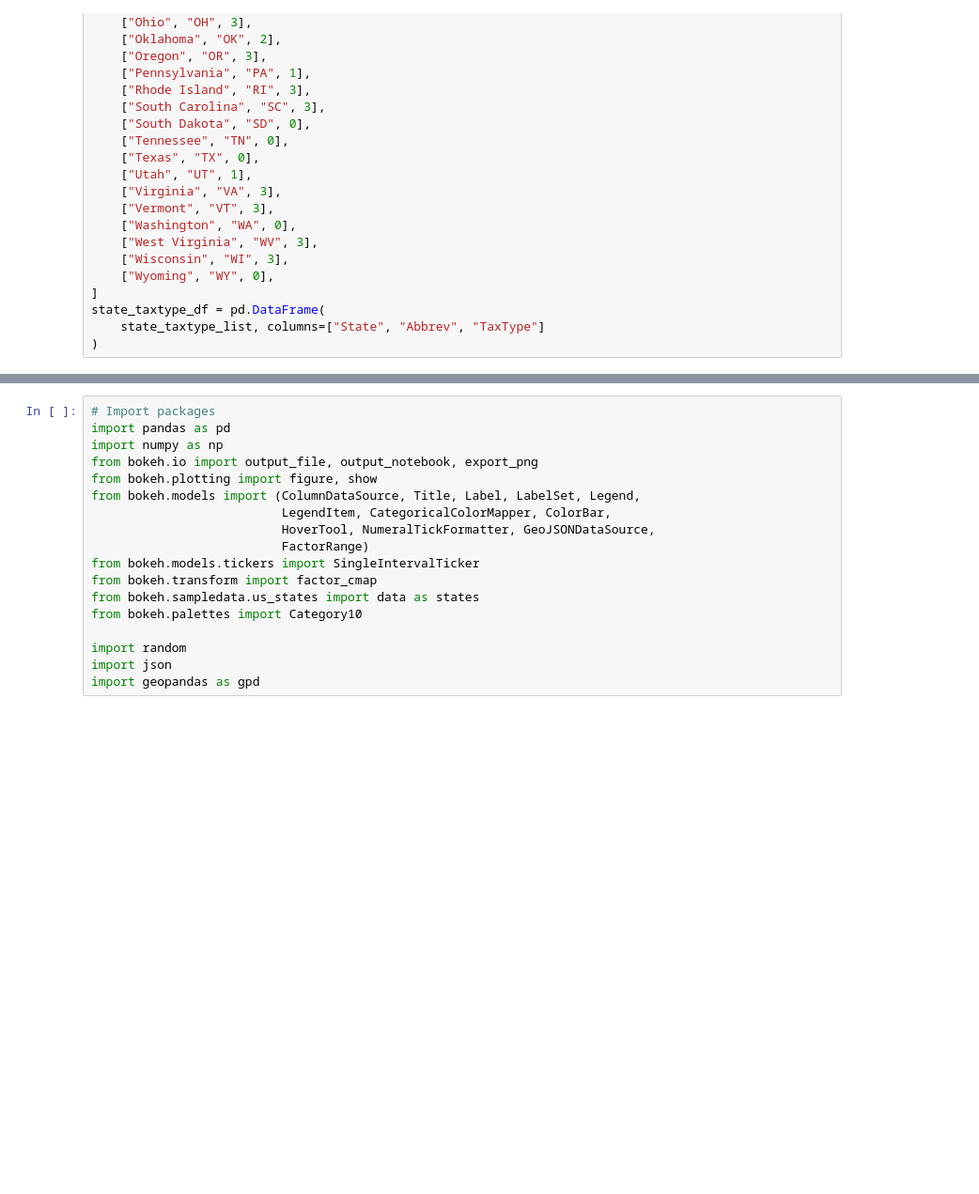
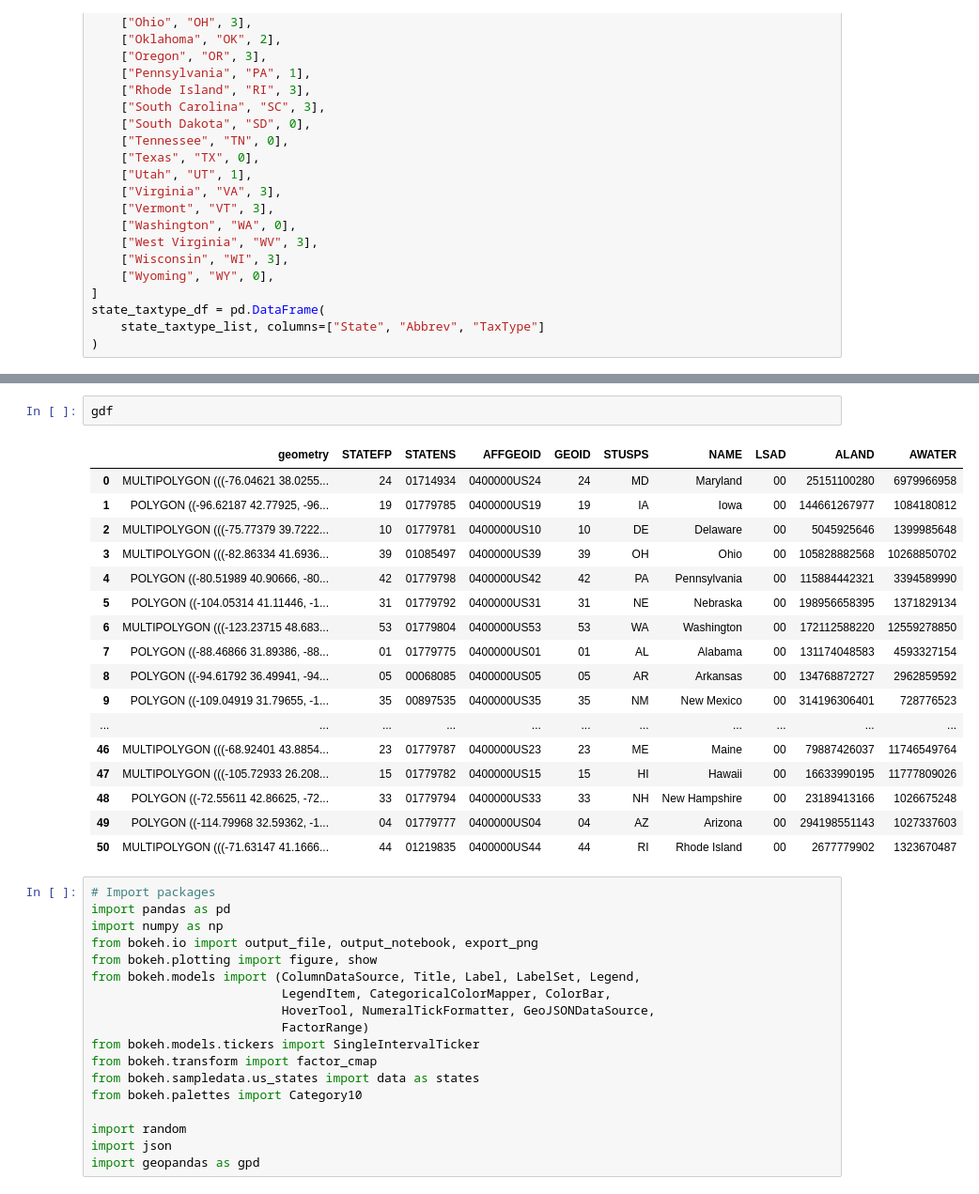
Before and after one commit to taxpat/geotax, a Jupyter notebook: first_map.ipynb, the cells around one changed output, grey strips where cells are left out. Shown: that part at 94% size. Cells and saved outputs as stored; diff of their text form; blank space fills up the shorter version.

```diff
--- a/first_map.ipynb
+++ b/first_map.ipynb
@@ -81,3 +298,23 @@ plt.show()
+# %%
+gdf
+# %% [output]
+|  | geometry | STATEFP | STATENS | AFFGEOID | GEOID | STUSPS | NAME | LSAD | ALAND | AWATER |
+| 0 | MULTIPOLYGON (((-76.04621 38.0255... | 24 | 01714934 | 0400000US24 | 24 | MD | Maryland | 00 | 25151100280 | 6979966958 |
+| 1 | POLYGON ((-96.62187 42.77925, -96... | 19 | 01779785 | 0400000US19 | 19 | IA | Iowa | 00 | 144661267977 | 1084180812 |
+| 2 | MULTIPOLYGON (((-75.77379 39.7222... | 10 | 01779781 | 0400000US10 | 10 | DE | Delaware | 00 | 5045925646 | 1399985648 |
+| 3 | MULTIPOLYGON (((-82.86334 41.6936... | 39 | 01085497 | 0400000US39 | 39 | OH | Ohio | 00 | 105828882568 | 10268850702 |
+| 4 | POLYGON ((-80.51989 40.90666, -80... | 42 | 01779798 | 0400000US42 | 42 | PA | Pennsylvania | 00 | 115884442321 | 3394589990 |
+| 5 | POLYGON ((-104.05314 41.11446, -1... | 31 | 01779792 | 0400000US31 | 31 | NE | Nebraska | 00 | 198956658395 | 1371829134 |
+| 6 | MULTIPOLYGON (((-123.23715 48.683... | 53 | 01779804 | 0400000US53 | 53 | WA | Washington | 00 | 172112588220 | 12559278850 |
+| 7 | POLYGON ((-88.46866 31.89386, -88... | 01 | 01779775 | 0400000US01 | 01 | AL | Alabama | 00 | 131174048583 | 4593327154 |
+| 8 | POLYGON ((-94.61792 36.49941, -94... | 05 | 00068085 | 0400000US05 | 05 | AR | Arkansas | 00 | 134768872727 | 2962859592 |
+| 9 | POLYGON ((-109.04919 31.79655, -1... | 35 | 00897535 | 0400000US35 | 35 | NM | New Mexico | 00 | 314196306401 | 728776523 |
+| ... | ... | ... | ... | ... | ... | ... | ... | ... | ... | ... |
+| 46 | MULTIPOLYGON (((-68.92401 43.8854... | 23 | 01779787 | 0400000US23 | 23 | ME | Maine | 00 | 79887426037 | 11746549764 |
+| 47 | MULTIPOLYGON (((-105.72933 26.208... | 15 | 01779782 | 0400000US15 | 15 | HI | Hawaii | 00 | 16633990195 | 11777809026 |
+| 48 | POLYGON ((-72.55611 42.86625, -72... | 33 | 01779794 | 0400000US33 | 33 | NH | New Hampshire | 00 | 23189413166 | 1026675248 |
+| 49 | POLYGON ((-114.79968 32.59362, -1... | 04 | 01779777 | 0400000US04 | 04 | AZ | Arizona | 00 | 294198551143 | 1027337603 |
+| 50 | MULTIPOLYGON (((-71.63147 41.1666... | 44 | 01219835 | 0400000US44 | 44 | RI | Rhode Island | 00 | 2677779902 | 1323670487 |
 # %%
 # Import packages
 import pandas as pd
```
Also changed, not shown: parts of 7 cells of this notebook, 1 other file.
